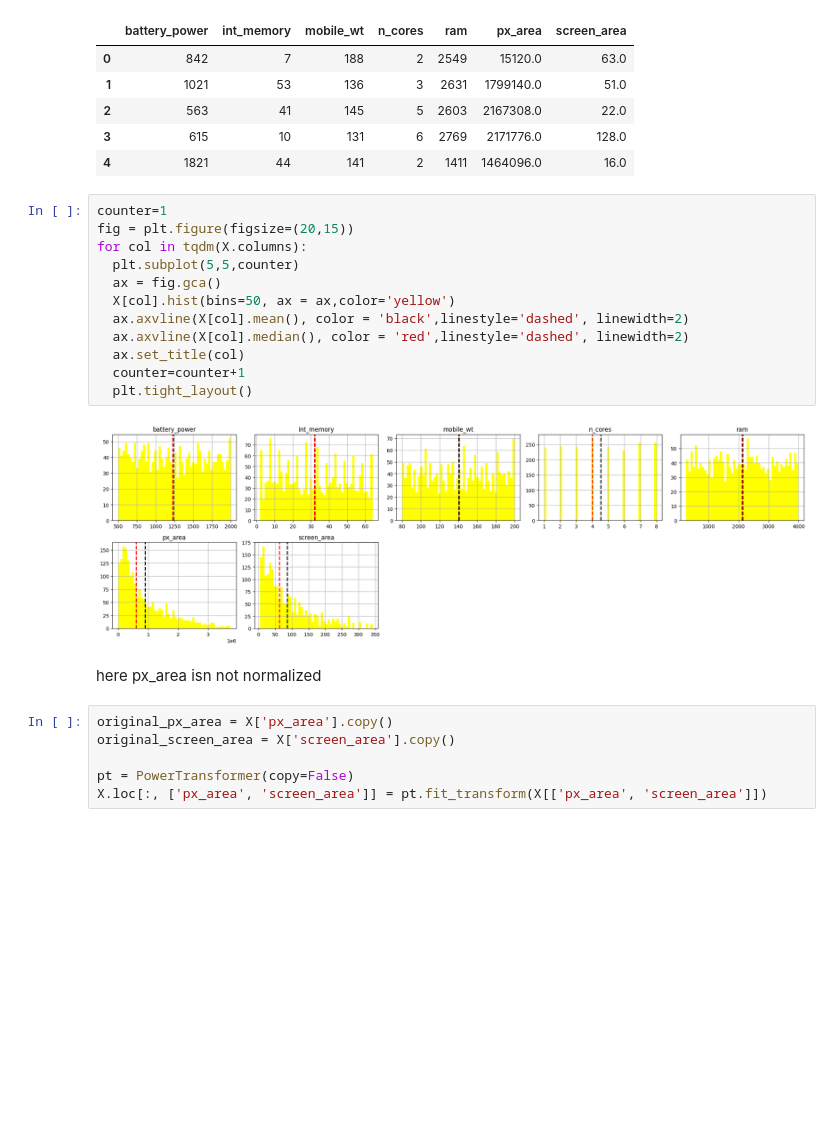
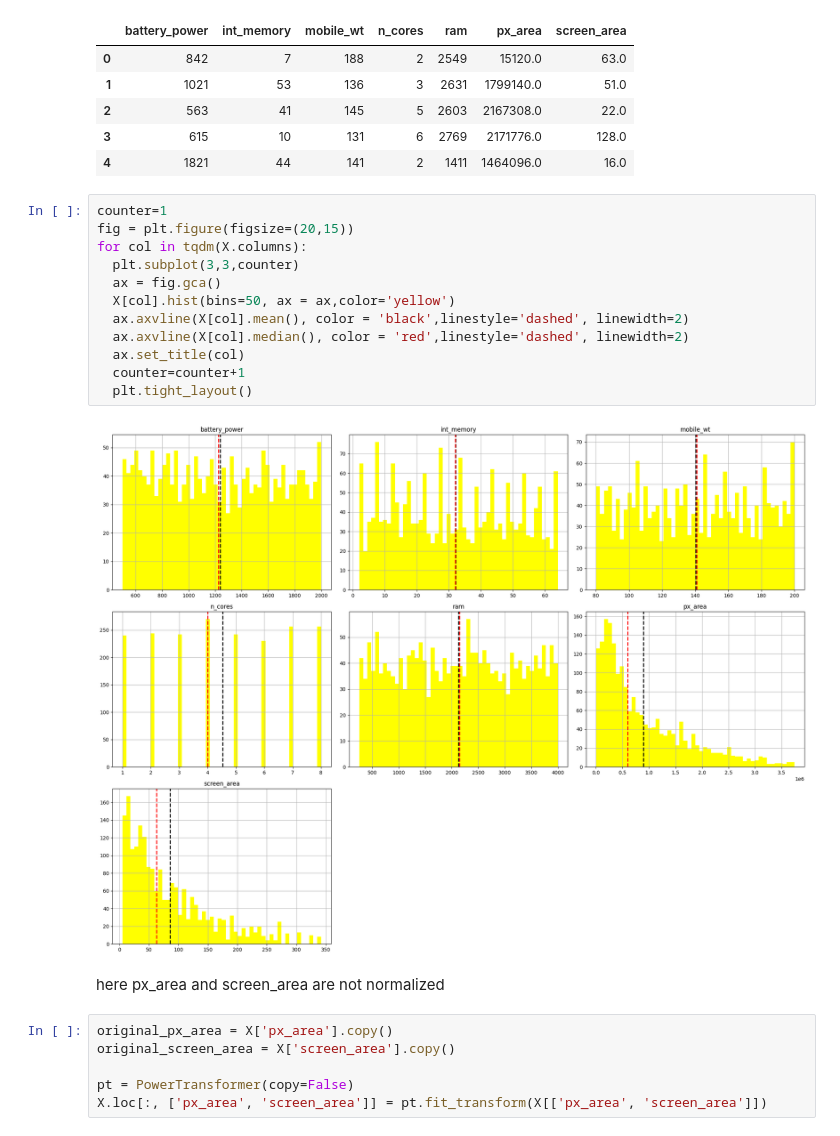
Before and after one commit to SayanDasDev/mobile_price_prediction, a Jupyter notebook: final_project.ipynb, the cells around one changed output. Cells and saved outputs as stored; diff of their text form; blank space fills up the shorter version.

```diff
--- a/final_project.ipynb
+++ b/final_project.ipynb
@@ -413,19 +410,19 @@ X.head()
 # %%
 counter=1
 fig = plt.figure(figsize=(20,15))
 for col in tqdm(X.columns):
-  plt.subplot(5,5,counter)
+  plt.subplot(3,3,counter)
   ax = fig.gca()
   X[col].hist(bins=50, ax = ax,color='yellow')
   ax.axvline(X[col].mean(), color = 'black',linestyle='dashed', linewidth=2)
   ax.axvline(X[col].median(), color = 'red',linestyle='dashed', linewidth=2)
   ax.set_title(col)
   counter=counter+1
   plt.tight_layout()
 # %% [output]
-[figure, old version]
+[figure, new version]
 # %% [markdown]
-here px_area isn not normalized
+here px_area and screen_area are not normalized
 # %%
 original_px_area = X['px_area'].copy()
 original_screen_area = X['screen_area'].copy()
```
Also changed, not shown: parts of 40 cells of this notebook, 12 other files.
